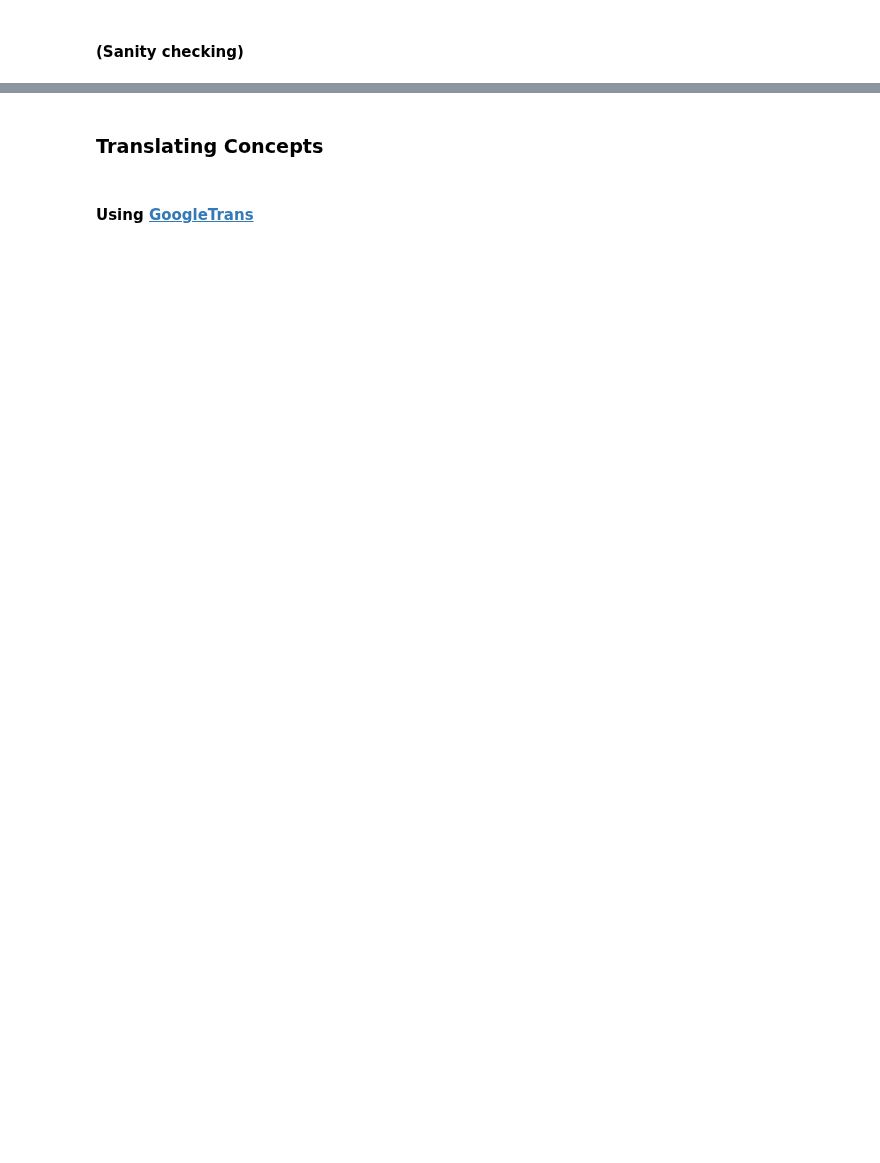
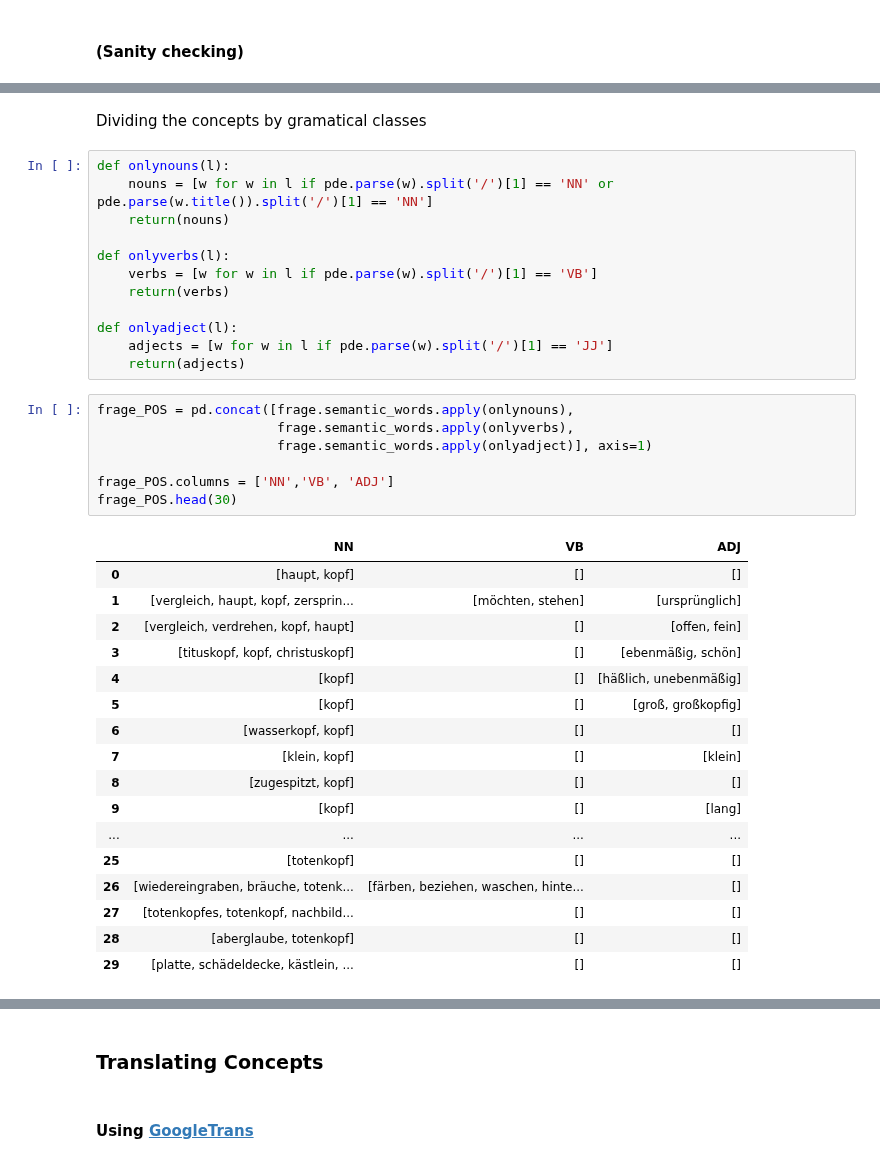
Before and after one commit to acdh-oeaw/exploreAT-Concepts, a Jupyter notebook: concepts_extraction.ipynb, the cells around one changed output, grey strips where cells are left out. Drawn from its saved outputs; the diff is of its cells as text; blank space fills up the shorter version.

```diff
--- a/concepts_extraction.ipynb
+++ b/concepts_extraction.ipynb
@@ -858,0 +897,39 @@ expand_tokenize_clean_lemmatize(re.findall(regex2, expression)[0][1])
+# %% [markdown]
+Dividing the concepts by gramatical classes
+# %%
+def onlynouns(l):
+    nouns = [w for w in l if pde.parse(w).split('/')[1] == 'NN' or pde.parse(w.title()).split('/')[1] == 'NN']
+    return(nouns)
+
+def onlyverbs(l):
+    verbs = [w for w in l if pde.parse(w).split('/')[1] == 'VB']
+    return(verbs)
+
+def onlyadject(l):
+    adjects = [w for w in l if pde.parse(w).split('/')[1] == 'JJ']
+    return(adjects)
+# %%
+frage_POS = pd.concat([frage.semantic_words.apply(onlynouns),
+                       frage.semantic_words.apply(onlyverbs),
+                       frage.semantic_words.apply(onlyadject)], axis=1)
+
+frage_POS.columns = ['NN','VB', 'ADJ']
+frage_POS.head(30)
+# %% [output]
+|  | NN | VB | ADJ |
+| 0 | [haupt, kopf] | [] | [] |
+| 1 | [vergleich, haupt, kopf, zersprin... | [möchten, stehen] | [ursprünglich] |
+| 2 | [vergleich, verdrehen, kopf, haupt] | [] | [offen, fein] |
+| 3 | [tituskopf, kopf, christuskopf] | [] | [ebenmäßig, schön] |
+| 4 | [kopf] | [] | [häßlich, unebenmäßig] |
+| 5 | [kopf] | [] | [groß, großkopfig] |
+| 6 | [wasserkopf, kopf] | [] | [] |
+| 7 | [klein, kopf] | [] | [klein] |
+| 8 | [zugespitzt, kopf] | [] | [] |
+| 9 | [kopf] | [] | [lang] |
+| ... | ... | ... | ... |
+| 25 | [totenkopf] | [] | [] |
+| 26 | [wiedereingraben, bräuche, totenk... | [färben, beziehen, waschen, hinte... | [] |
+| 27 | [totenkopfes, totenkopf, nachbild... | [] | [] |
+| 28 | [aberglaube, totenkopf] | [] | [] |
+| 29 | [platte, schädeldecke, kästlein, ... | [] | [] |
```
Also changed, not shown: parts of 39 cells of this notebook, 4 other files.
